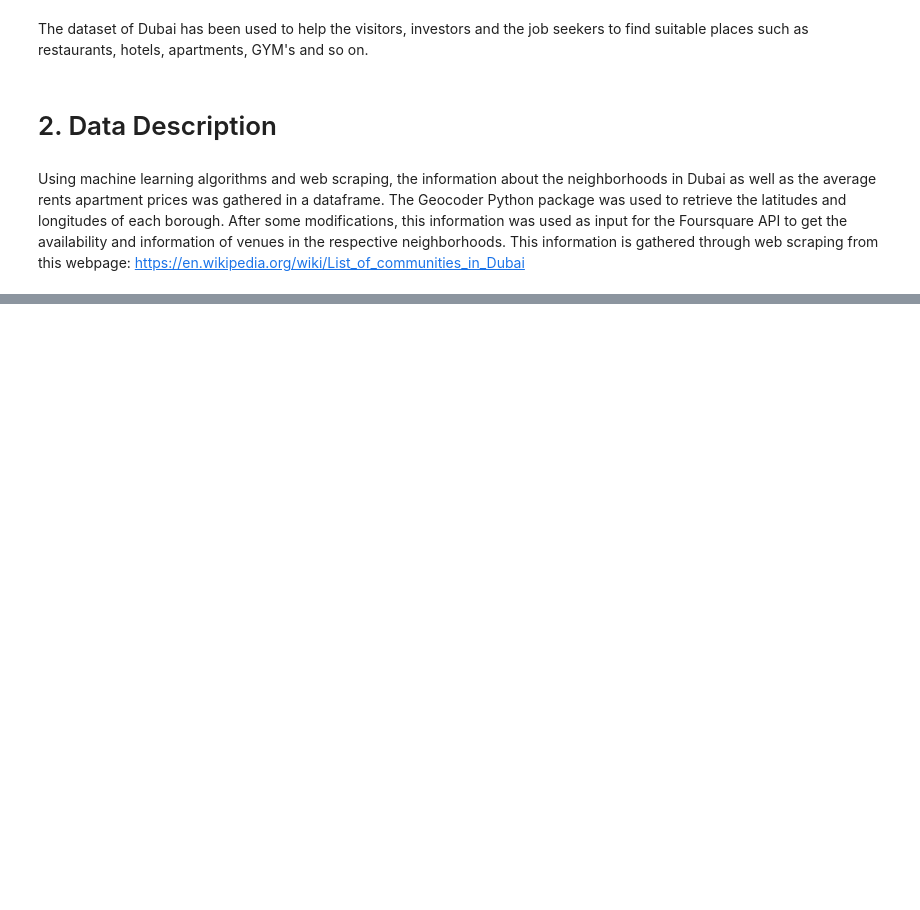
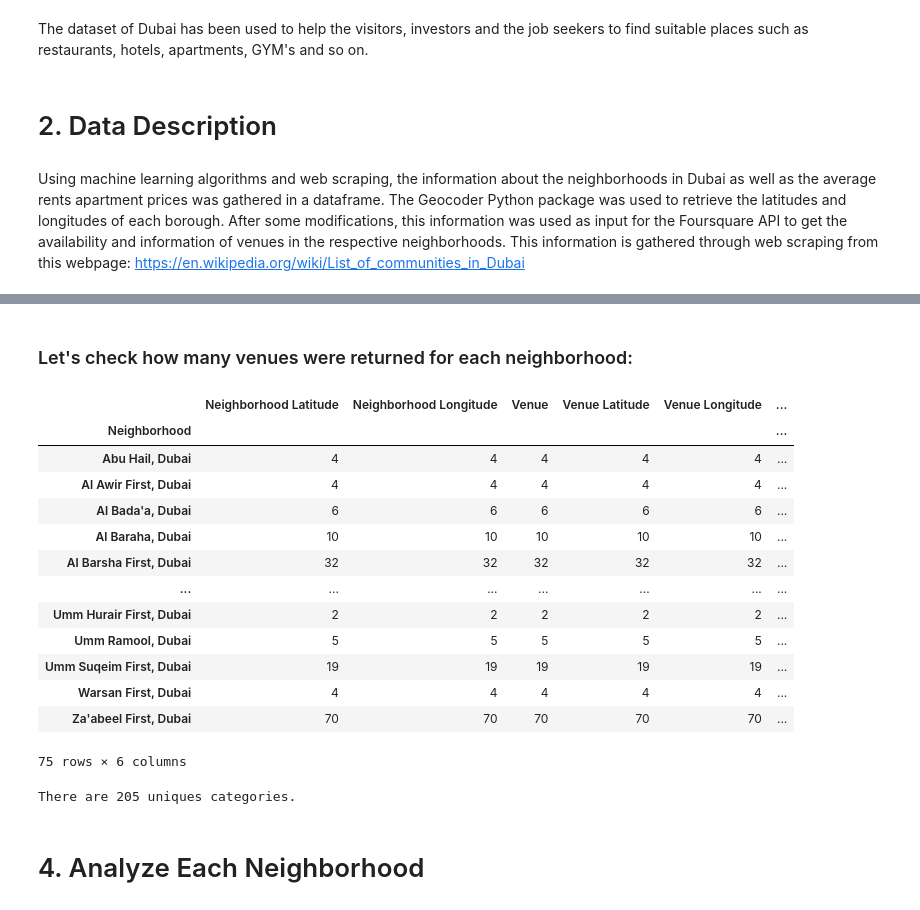
Before and after one commit to alifarahat16/Capstone-Project, a Jupyter notebook: The Battle of Neighborhoods in Duabi.ipynb, the cells around one changed output, grey strips where cells are left out. Drawn from its saved outputs; the diff is of its cells as text; code cells hidden in the pictures; blank space fills up the shorter version.

```diff
--- a/The Battle of Neighborhoods in Duabi.ipynb
+++ b/The Battle of Neighborhoods in Duabi.ipynb
@@ -24,0 +274,12 @@ This information is gathered through web scraping from this webpage: https://en.
+# %%
+# function that extracts the category of the venue:
+def get_category_type(row):
+    try:
+        categories_list = row['categories']
+    except:
+        categories_list = row['venue.categories']
+
+    if len(categories_list) == 0:
+        return None
+    else:
+        return categories_list[0]['name']
@@ -24,0 +394,26 @@ This information is gathered through web scraping from this webpage: https://en.
+# %% [markdown]
+### Let's check how many venues were returned for each neighborhood:
+# %%
+dubai_venues.groupby('Neighborhood').count()
+# %% [output]
+|  | Neighborhood Latitude | Neighborhood Longitude | Venue | Venue Latitude | Venue Longitude | ... |
+| Neighborhood |  |  |  |  |  | ... |
+| Abu Hail, Dubai | 4 | 4 | 4 | 4 | 4 | ... |
+| Al Awir First, Dubai | 4 | 4 | 4 | 4 | 4 | ... |
+| Al Bada'a, Dubai | 6 | 6 | 6 | 6 | 6 | ... |
+| Al Baraha, Dubai | 10 | 10 | 10 | 10 | 10 | ... |
+| Al Barsha First, Dubai | 32 | 32 | 32 | 32 | 32 | ... |
+| ... | ... | ... | ... | ... | ... | ... |
+| Umm Hurair First, Dubai | 2 | 2 | 2 | 2 | 2 | ... |
+| Umm Ramool, Dubai | 5 | 5 | 5 | 5 | 5 | ... |
+| Umm Suqeim First, Dubai | 19 | 19 | 19 | 19 | 19 | ... |
+| Warsan First, Dubai | 4 | 4 | 4 | 4 | 4 | ... |
+| Za'abeel First, Dubai | 70 | 70 | 70 | 70 | 70 | ... |
+75 rows × 6 columns
+# %%
+#how many unique categories can be curated from all the returned venues:
+print('There are {} uniques categories.'.format(len(dubai_venues['Venue Category'].unique())))
+# %% [output]
+There are 205 uniques categories.
+# %% [markdown]
+# 4. Analyze Each Neighborhood
```
Also changed, not shown: parts of 55 cells of this notebook.
